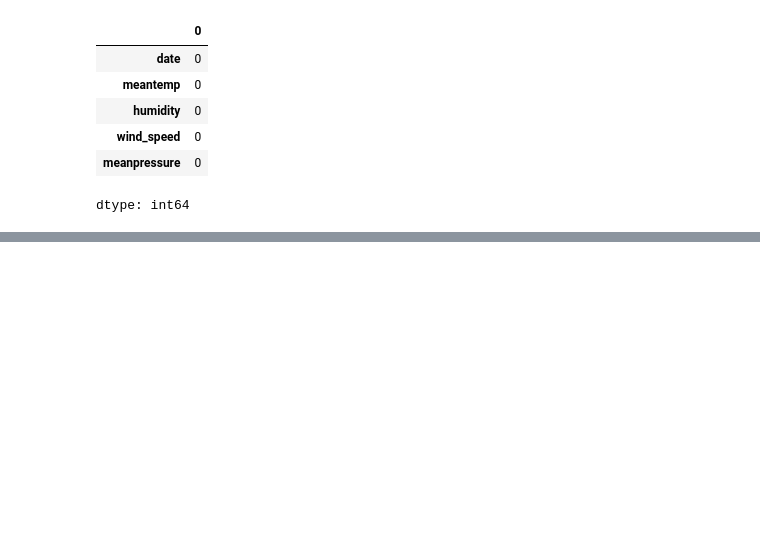
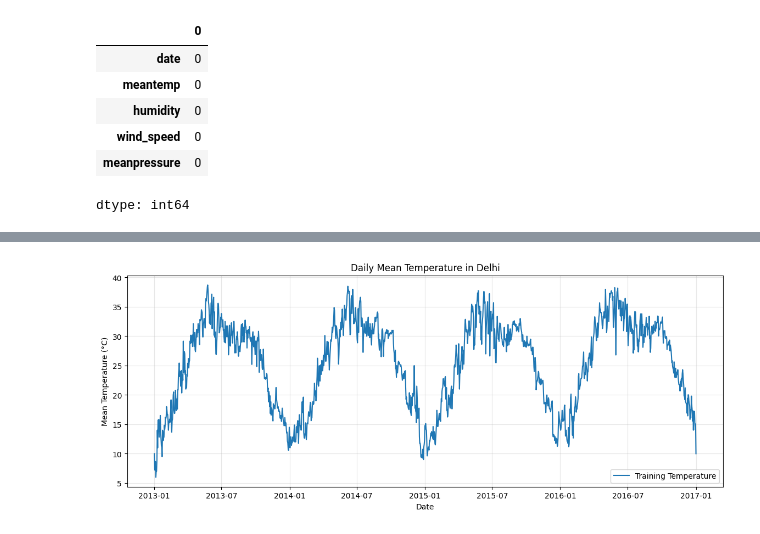
Before and after one commit to Ansarss/Ai_learning_experiments, a Jupyter notebook: daily_mean_temperature_with_a_Gaussian_Process.ipynb, the cells around one changed output, grey strips where cells are left out. Saved outputs shown, nothing was run; the diff lists cells and outputs as text; code cells hidden in the pictures; blank space fills up the shorter version.

```diff
--- a/daily_mean_temperature_with_a_Gaussian_Process.ipynb
+++ b/daily_mean_temperature_with_a_Gaussian_Process.ipynb
@@ -72,3 +72,17 @@ train_df.isnull().sum()
 | wind_speed | 0 |
 | meanpressure | 0 |
 dtype: int64
+# %%
+# Convert date columns to datetime
+train_df["date"] = pd.to_datetime(train_df["date"])
+test_df["date"] = pd.to_datetime(test_df["date"])
+
+# Sort chronologically
+train_df = train_df.sort_values("date").reset_index(drop=True)
+test_df = test_df.sort_values("date").reset_index(drop=True)
+
+print("Training period:")
+print(train_df["date"].min(), "to", train_df["date"].max())
+
+print("\nTesting period:")
+print(test_df["date"].min(), "to", test_df["date"].max())
@@ -74,0 +109,18 @@ dtype: int64
+# %%
+plt.figure(figsize=(14, 5))
+
+plt.plot(
+    train_df["date"],
+    train_df["meantemp"],
+    label="Training Temperature"
+)
+
+plt.xlabel("Date")
+plt.ylabel("Mean Temperature (°C)")
+plt.title("Daily Mean Temperature in Delhi")
+plt.legend()
+plt.grid(alpha=0.3)
+
+plt.show()
+# %% [output]
+[figure, added]
```
Also changed, not shown: parts of 2 cells of this notebook.
